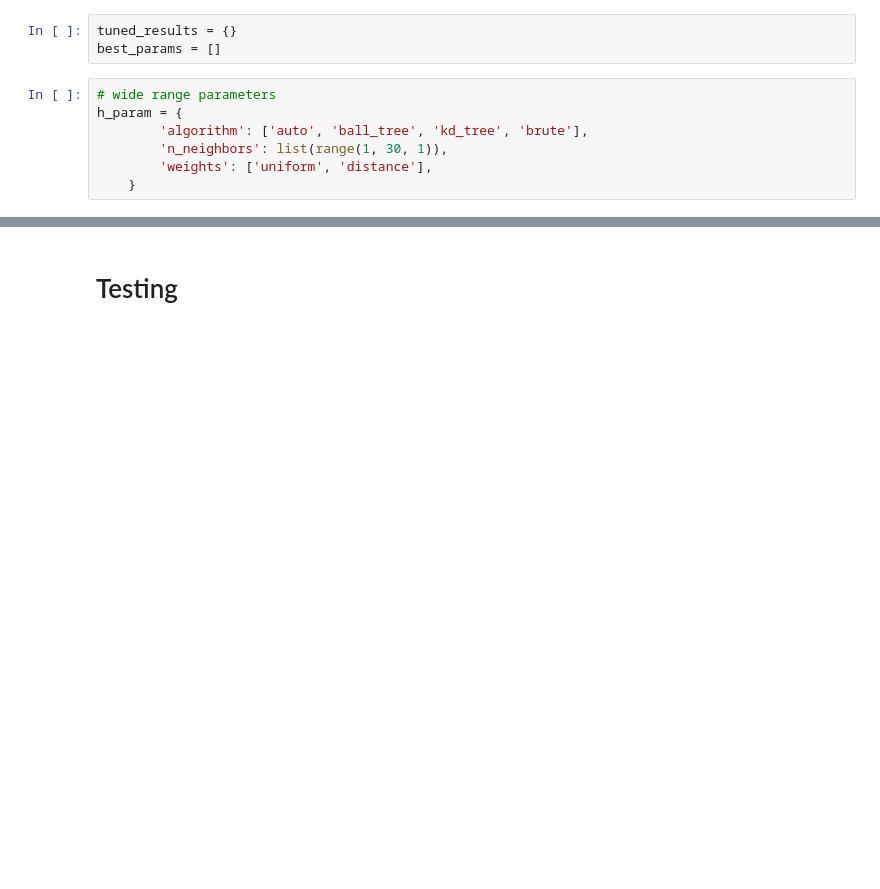
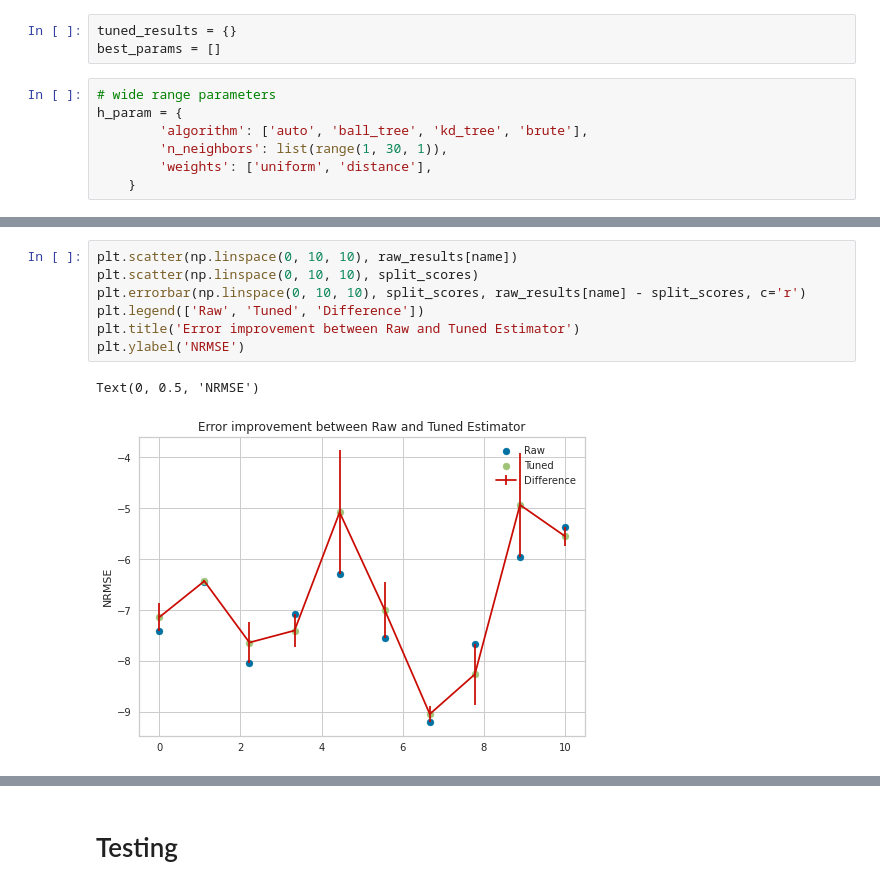
Before and after one commit to gibait/taiwan-real-estate-regression, a Jupyter notebook: taiwan-real-estate.ipynb, the cells around one changed output, grey strips where cells are left out. Saved outputs shown, nothing was run; the diff lists cells and outputs as text; blank space fills up the shorter version.

```diff
--- a/taiwan-real-estate.ipynb
+++ b/taiwan-real-estate.ipynb
@@ -380 +387,11 @@ print(cv.cv_results_['std_train_score'].mean(), cv.cv_results_['std_test_score']
+# %%
+plt.scatter(np.linspace(0, 10, 10), raw_results[name])
+plt.scatter(np.linspace(0, 10, 10), split_scores)
+plt.errorbar(np.linspace(0, 10, 10), split_scores, raw_results[name] - split_scores, c='r')
+plt.legend(['Raw', 'Tuned', 'Difference'])
+plt.title('Error improvement between Raw and Tuned Estimator')
+plt.ylabel('NRMSE')
+# %% [output]
+Text(0, 0.5, 'NRMSE')
+[figure, added]
 # %%
```
Also changed, not shown: parts of 22 cells of this notebook.
